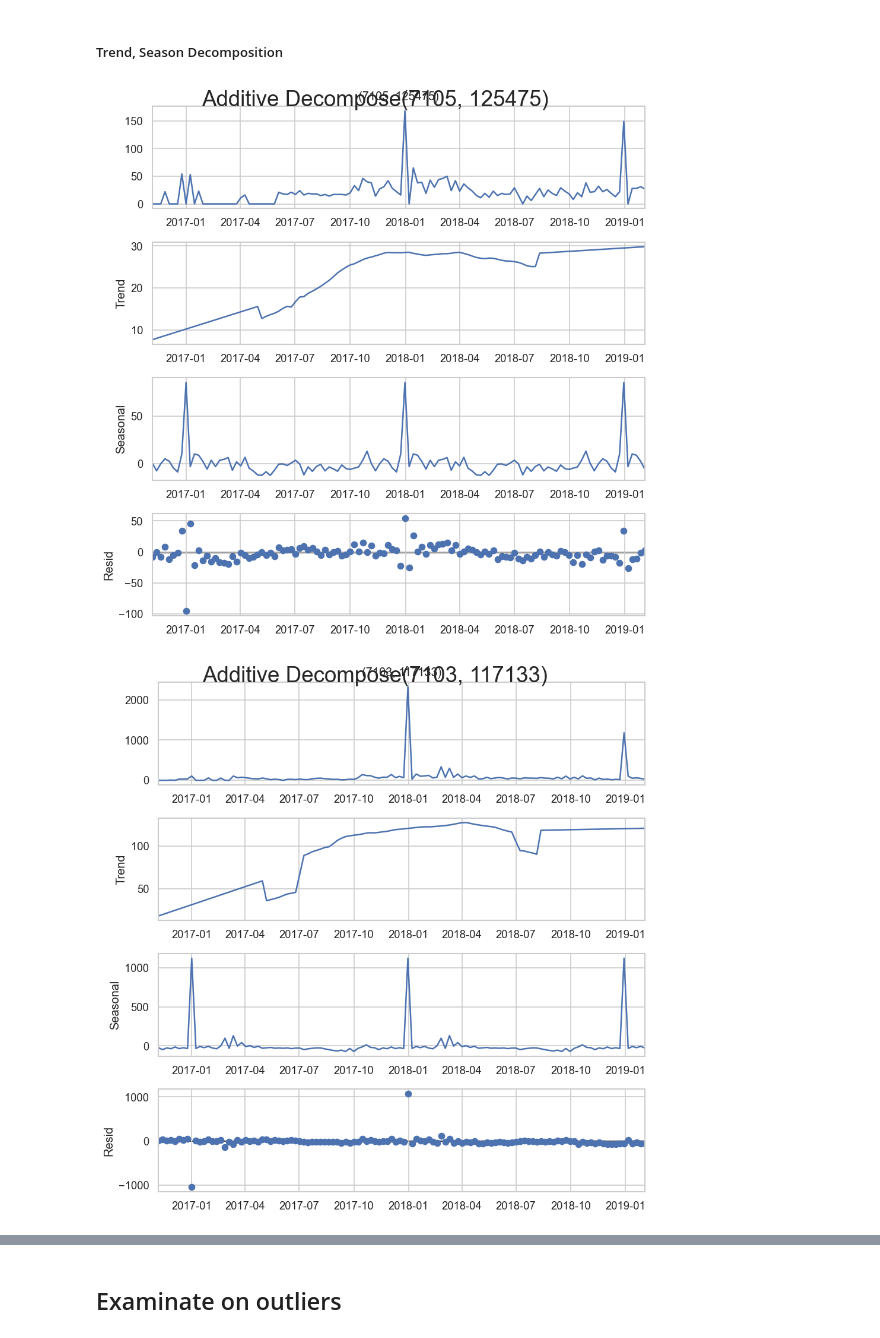
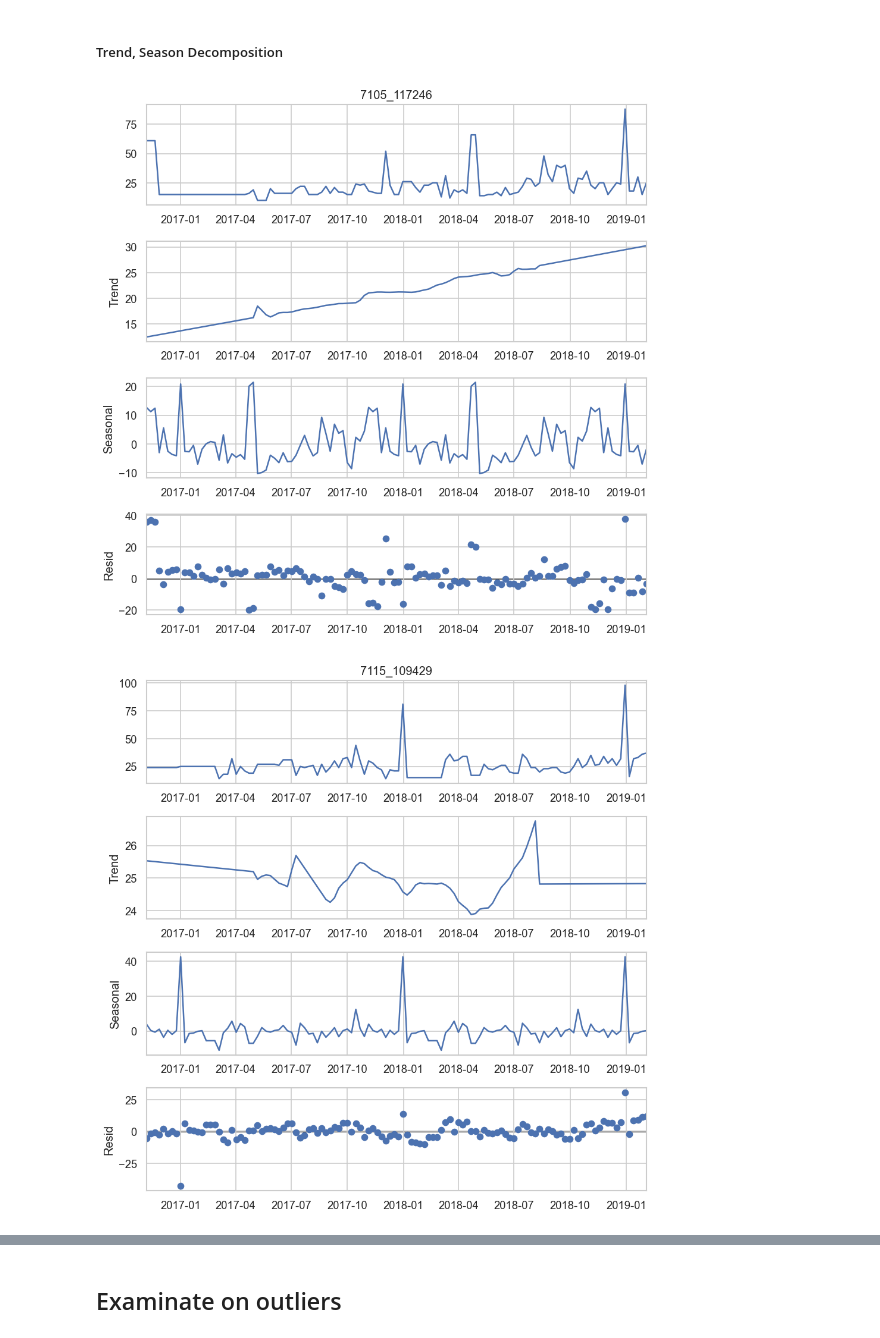
Before and after one commit to Anaksibia/Ticket_distribution_system, a Jupyter notebook: notebooks/EDA.ipynb, the cells around one changed output, grey strips where cells are left out. Saved outputs shown, nothing was run; the diff lists cells and outputs as text; code cells hidden in the pictures.

```diff
--- a/notebooks/EDA.ipynb
+++ b/notebooks/EDA.ipynb
@@ -231,0 +256,10 @@ plt.show()
+# %%
+## 3. Backward Fill
+df_bfill = ts_df.bfill()
+fig, axes = plt.subplots(1, 2, figsize=(10,5))
+df_bfill[random2ts.columns[0]].plot(subplots=True, title='Backward Fill ', ax=axes[0], label='Backward Fill', color='red', style=".-")
+ts_df[random2ts.columns[0]].plot(subplots=True, title='Backward Fill', ax=axes[0], label='Backward Fill', color='green', style=".-")
+axes[0].legend(["Backward Filled Data", "Available Data"])
+df_bfill[random2ts.columns[1]].plot(subplots=True, title='Backward Fill', ax=axes[1], label='Backward Fill', color='red', style=".-")
+ts_df[random2ts.columns[1]].plot(subplots=True, title='Backward Fill', ax=axes[1], label='Backward Fill', color='green', style=".-")
+axes[1].legend(["Backward Filled Data", "Available Data"])
@@ -231,0 +292,25 @@ plt.show()
+# %%
+## 6. Mean of 'n' Nearest Past Neighbors
+def knn_mean(ts, n):
+    out = np.copy(ts)
+    for i, val in enumerate(ts):
+        if np.isnan(val):
+            n_by_2 = np.ceil(n/2)
+            lower = np.max([0, int(i-n_by_2)])
+            upper = np.min([len(ts)+1, int(i+n_by_2)])
+            ts_near = np.concatenate([ts[lower:i], ts[i:upper]])
+            out[i] = np.nanmean(ts_near)
+    return out
+
+df_knn = ts_df.copy()
+for col in df_knn.columns:
+    while df_knn[col].isnull().sum() > 0:
+        df_knn[col] = knn_mean(df_knn[col].values, 8)
+
+fig, axes = plt.subplots(1, 2, figsize=(14,5))
+df_knn[random2ts.columns[0]].plot(subplots=True, title='kNN', ax=axes[0], label='kNN', color='red', style=".-")
+ts_df[random2ts.columns[0]].plot(subplots=True, title='kNN', ax=axes[0], label='kNN', color='green', style=".-")
+axes[0].legend(["Mean of 'n' Nearest Past Neighbors", "Available Data"])
+df_knn[random2ts.columns[1]].plot(subplots=True, title='kNN', ax=axes[1], label='kNN', color='red', style=".-")
+ts_df[random2ts.columns[1]].plot(subplots=True, title='kNN', ax=axes[1], label='kNN', color='green', style=".-")
+axes[1].legend(["Mean of 'n' Nearest Past Neighbors", "Available Data"])
@@ -235,6 +329,7 @@ We can see that TS with different game_code may differ from each other.
 #### Game code TS
 # %%
 game_code_df = temp_df.groupby('game_code').sum()
+fig = plt.figure(figsize=(6, 4))
 plt.ylabel('sales')
 plt.title('Sales by game_code')
 plt.plot(game_code_df, 'ro')
@@ -336,18 +431,18 @@ We can observe a high peak in December and slight tendency to increased sales in
 # %% [markdown]
 ##### Trend, Season Decomposition
 # %%
-for i, col in enumerate(ts_rand_0.columns):
+rand5ts =  df_bfill.sample(5, axis=1, random_state=1)
+for i, col in enumerate(rand5ts.columns):
     # Multiplicative Decomposition
     #result_mul = seasonal_decompose(ts_rand_0.iloc[:, i], model='multiplicative', extrapolate_trend='freq')
 
     # Additive Decomposition
-    result_add = seasonal_decompose(ts_rand_0.iloc[:, i], model='additive', extrapolate_trend='freq')
+    result_add = seasonal_decompose(rand5ts.iloc[:, i], model='additive', extrapolate_trend='freq')
 
     # Plot
     plt.rcParams.update({'figure.figsize': (8,8)})
     #result_mul.plot().suptitle('Multiplicative Decompose' + str(col), fontsize=22)
-    result_add.plot().suptitle('Additive Decompose' + str(col), fontsize=22)
-    plt.show()
+    result_add.plot()
 # %% [output]
-[figure, old version]
+[figure, new version]
-[figure, old version]
+[figure, new version]
```
Also changed, not shown: parts of 30 cells of this notebook, 2 other files.
